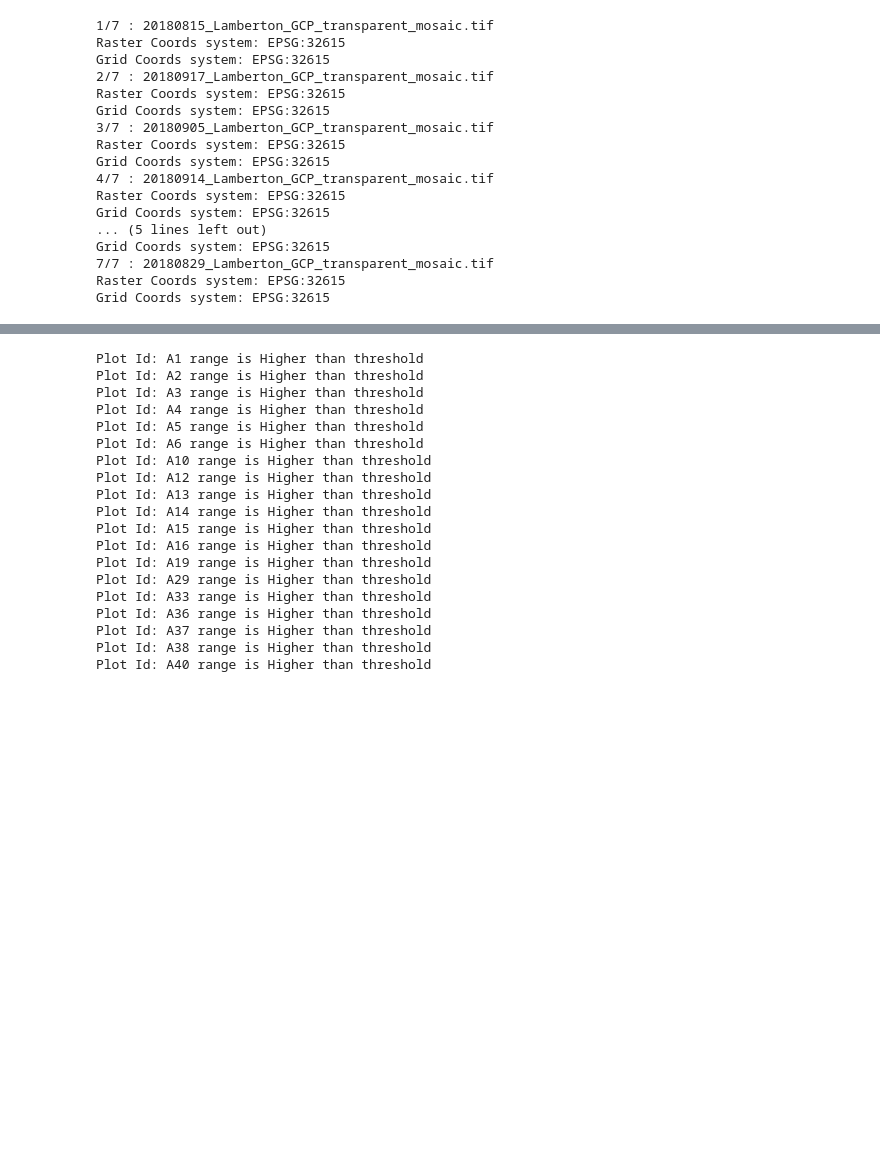
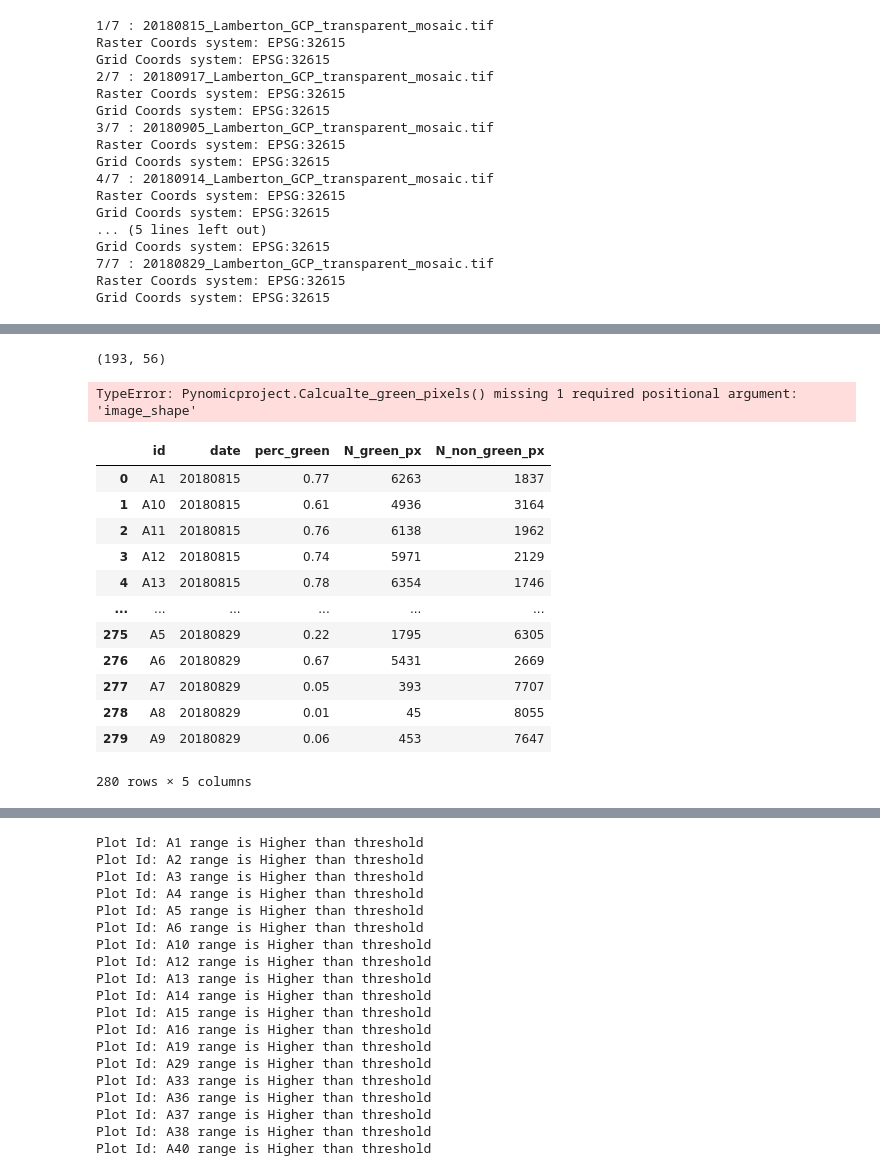
Before and after one commit to JMFiore/Pynomic, a Jupyter notebook: add_on/trialsl.ipynb, the cells around one changed output, grey strips where cells are left out. Cells and saved outputs as stored; diff of their text form; code cells hidden in the pictures; blank space fills up the shorter version.

```diff
--- a/add_on/trialsl.ipynb
+++ b/add_on/trialsl.ipynb
@@ -27,0 +51,24 @@ Grid Coords system: EPSG:32615
+# %%
+vuelos.raw_data.dates['20180815']['A1']['red'][:].shape
+# %% [output]
+(193, 56)
+# %%
+at = vuelos.Calcualte_green_pixels(Red = 'red',Blue='blue',Green='green',image_shape= (0,180,0,45), )
+# %% [output]
+TypeError: Pynomicproject.Calcualte_green_pixels() missing 1 required positional argument: 'image_shape'
+# %%
+at
+# %% [output]
+|  | id | date | perc_green | N_green_px | N_non_green_px |
+| 0 | A1 | 20180815 | 0.77 | 6263 | 1837 |
+| 1 | A10 | 20180815 | 0.61 | 4936 | 3164 |
+| 2 | A11 | 20180815 | 0.76 | 6138 | 1962 |
+| 3 | A12 | 20180815 | 0.74 | 5971 | 2129 |
+| 4 | A13 | 20180815 | 0.78 | 6354 | 1746 |
+| ... | ... | ... | ... | ... | ... |
+| 275 | A5 | 20180829 | 0.22 | 1795 | 6305 |
+| 276 | A6 | 20180829 | 0.67 | 5431 | 2669 |
+| 277 | A7 | 20180829 | 0.05 | 393 | 7707 |
+| 278 | A8 | 20180829 | 0.01 | 45 | 8055 |
+| 279 | A9 | 20180829 | 0.06 | 453 | 7647 |
+280 rows × 5 columns
```
Also changed, not shown: parts of 24 cells of this notebook, 6 other files.
